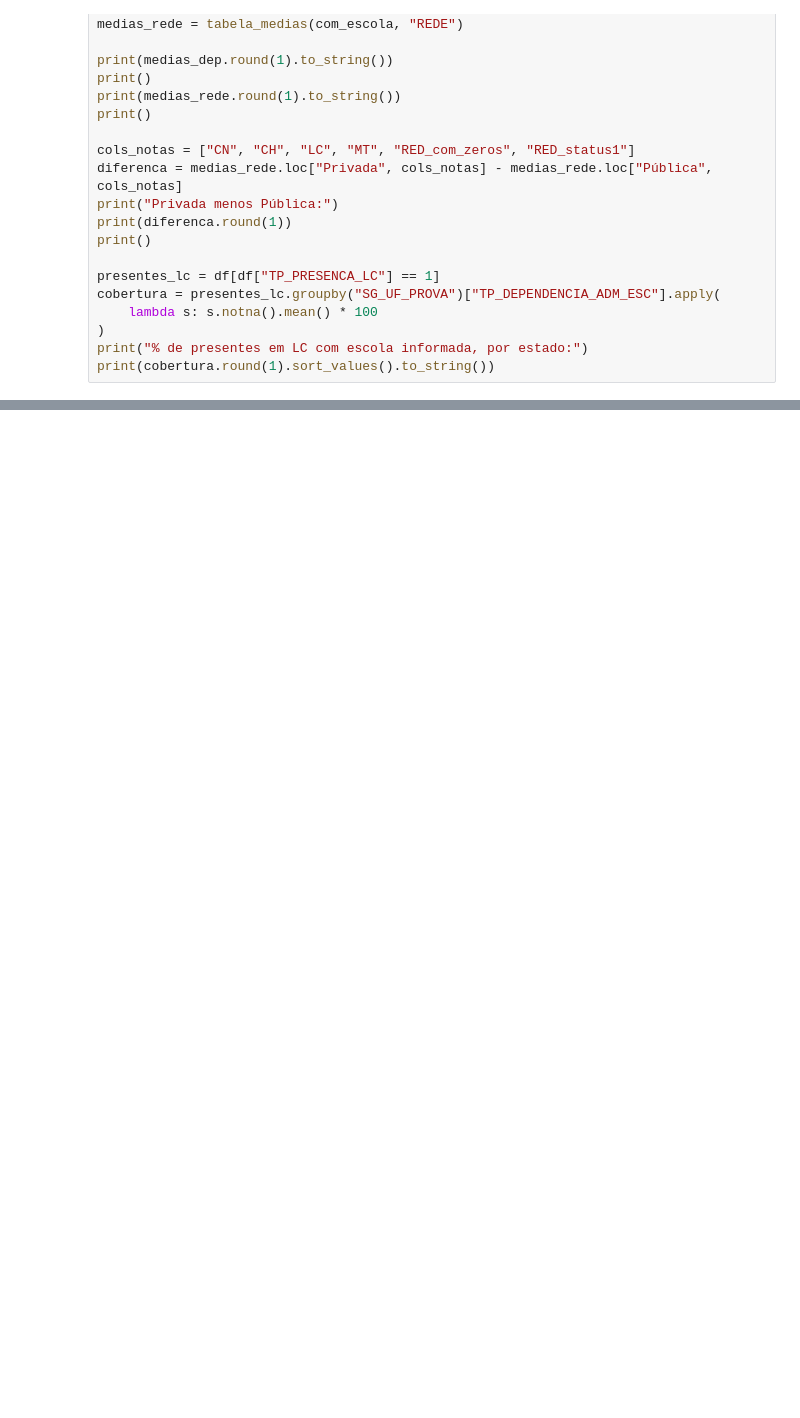
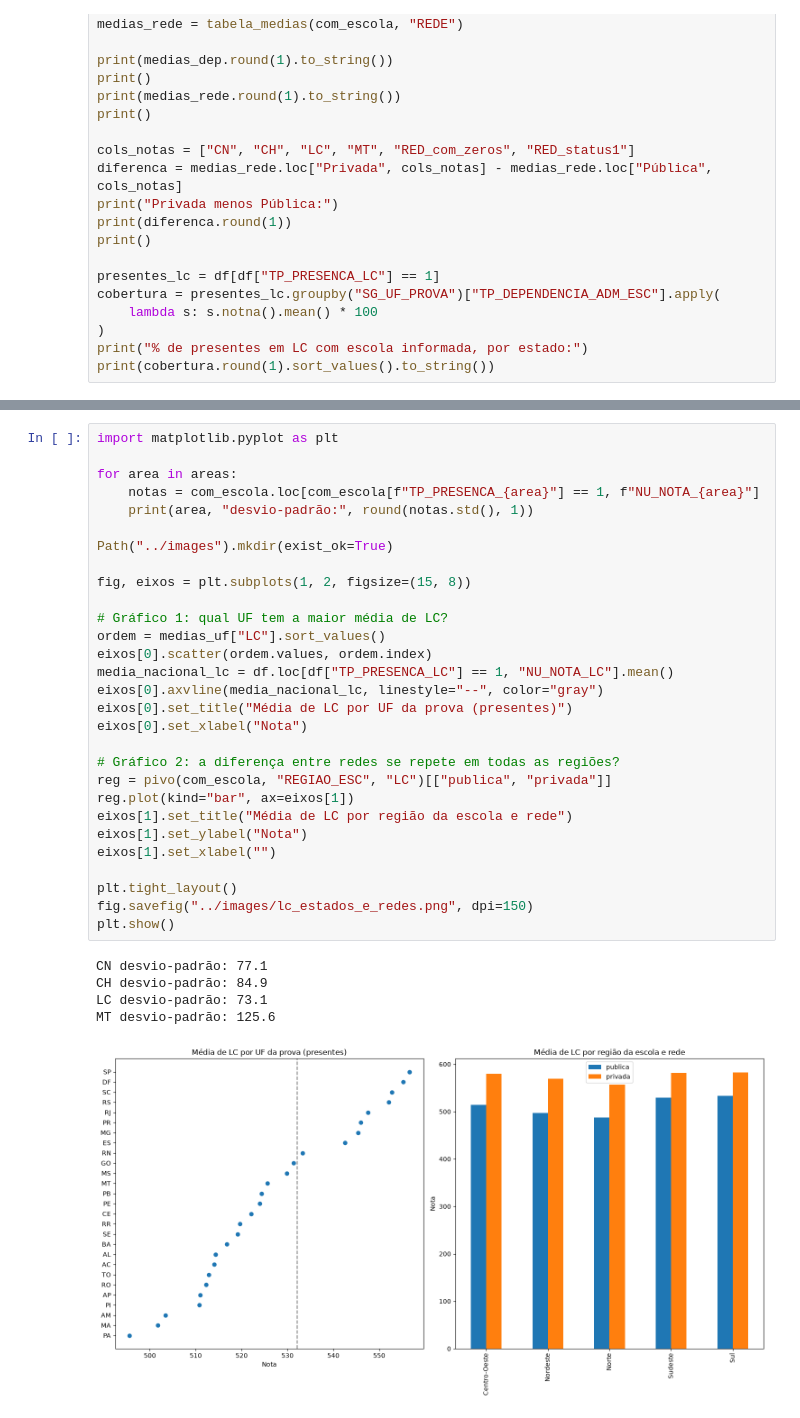
Before and after one commit to jpauloxvr/enem-analytics, a Jupyter notebook: notebooks/02_data_cleaning.ipynb, the cells around one changed output, grey strips where cells are left out. Saved outputs shown, nothing was run; the diff lists cells and outputs as text; blank space fills up the shorter version.

Commit message:
Add public vs private comparison and first charts

```diff
--- a/notebooks/02_data_cleaning.ipynb
+++ b/notebooks/02_data_cleaning.ipynb
@@ -195,0 +263,35 @@ print(cobertura.round(1).sort_values().to_string())
+# %%
+import matplotlib.pyplot as plt
+
+for area in areas:
+    notas = com_escola.loc[com_escola[f"TP_PRESENCA_{area}"] == 1, f"NU_NOTA_{area}"]
+    print(area, "desvio-padrão:", round(notas.std(), 1))
+
+Path("../images").mkdir(exist_ok=True)
+
+fig, eixos = plt.subplots(1, 2, figsize=(15, 8))
+
+# Gráfico 1: qual UF tem a maior média de LC?
+ordem = medias_uf["LC"].sort_values()
+eixos[0].scatter(ordem.values, ordem.index)
+media_nacional_lc = df.loc[df["TP_PRESENCA_LC"] == 1, "NU_NOTA_LC"].mean()
+eixos[0].axvline(media_nacional_lc, linestyle="--", color="gray")
+eixos[0].set_title("Média de LC por UF da prova (presentes)")
+eixos[0].set_xlabel("Nota")
+
+# Gráfico 2: a diferença entre redes se repete em todas as regiões?
+reg = pivo(com_escola, "REGIAO_ESC", "LC")[["publica", "privada"]]
+reg.plot(kind="bar", ax=eixos[1])
+eixos[1].set_title("Média de LC por região da escola e rede")
+eixos[1].set_ylabel("Nota")
+eixos[1].set_xlabel("")
+
+plt.tight_layout()
+fig.savefig("../images/lc_estados_e_redes.png", dpi=150)
+plt.show()
+# %% [output]
+CN desvio-padrão: 77.1
+CH desvio-padrão: 84.9
+LC desvio-padrão: 73.1
+MT desvio-padrão: 125.6
+[figure, added]
```
Also changed, not shown: parts of 3 cells of this notebook, 1 other file.
